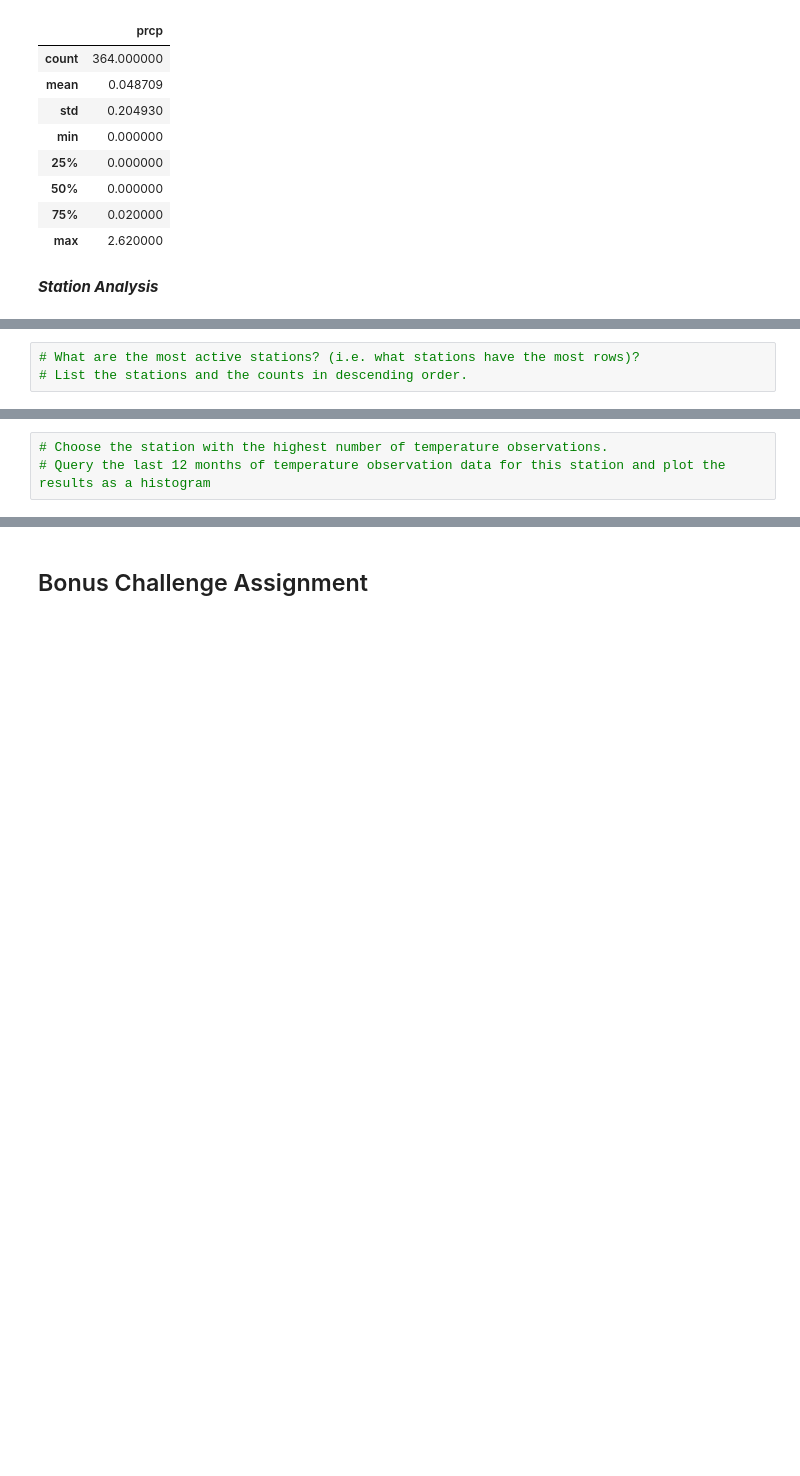
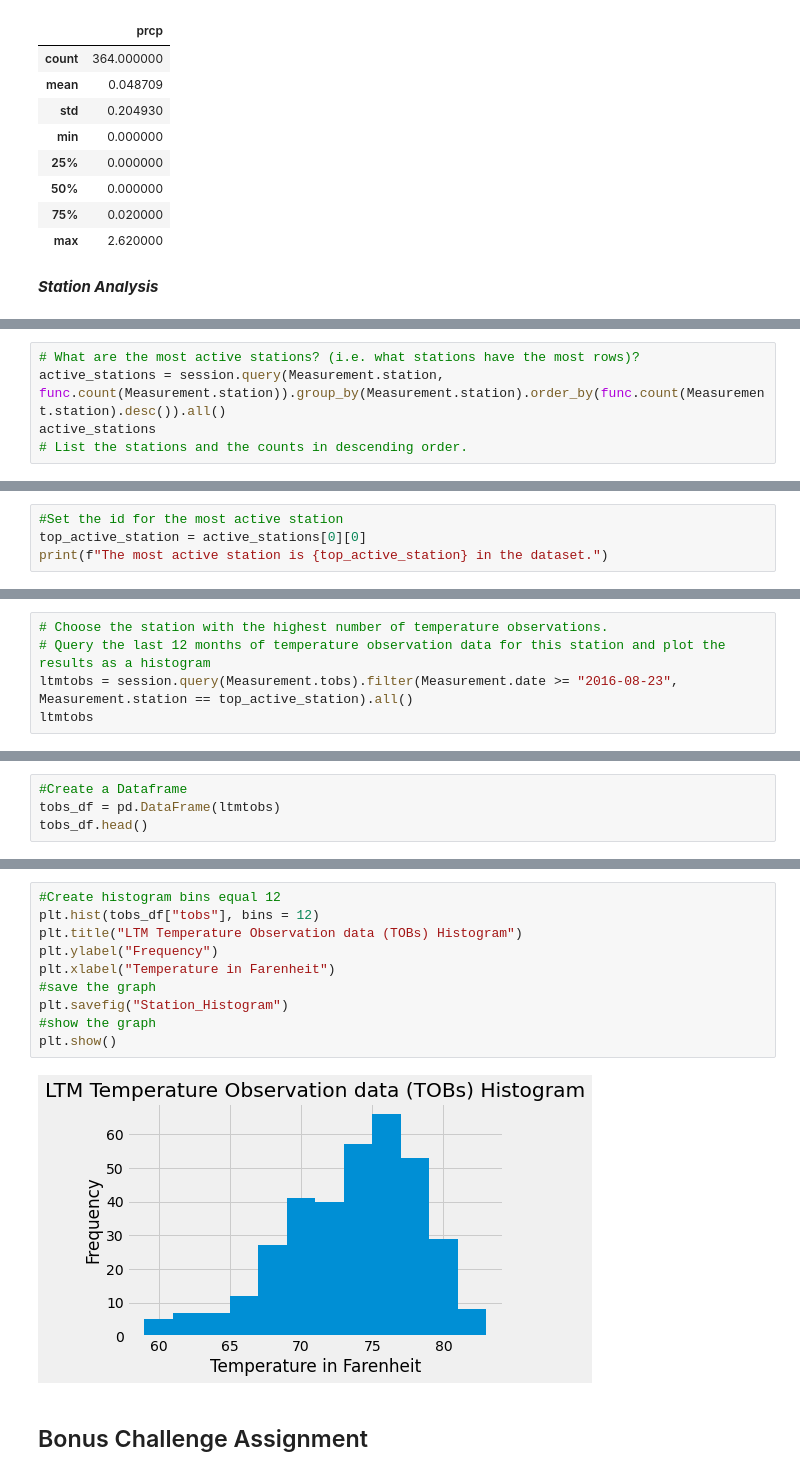
Before and after one commit to BPayne-216/sqlalchemy-challenge, a Jupyter notebook: climate_starter.ipynb, the cells around one changed output, grey strips where cells are left out. Drawn from its saved outputs; the diff is of its cells as text; blank space fills up the shorter version.

```diff
--- a/climate_starter.ipynb
+++ b/climate_starter.ipynb
@@ -165,3 +163,5 @@ There are 9 stations in the Station dataset.
 # %%
 # What are the most active stations? (i.e. what stations have the most rows)?
+active_stations = session.query(Measurement.station, func.count(Measurement.station)).group_by(Measurement.station).order_by(func.count(Measurement.station).desc()).all()
+active_stations
 # List the stations and the counts in descending order.
@@ -167,0 +178,4 @@ There are 9 stations in the Station dataset.
+# %%
+#Set the id for the most active station
+top_active_station = active_stations[0][0]
+print(f"The most active station is {top_active_station} in the dataset.")
@@ -171,3 +191,5 @@ There are 9 stations in the Station dataset.
 # %%
 # Choose the station with the highest number of temperature observations.
 # Query the last 12 months of temperature observation data for this station and plot the results as a histogram
+ltmtobs = session.query(Measurement.tobs).filter(Measurement.date >= "2016-08-23", Measurement.station == top_active_station).all()
+ltmtobs
@@ -173,0 +214,4 @@ There are 9 stations in the Station dataset.
+# %%
+#Create a Dataframe
+tobs_df = pd.DataFrame(ltmtobs)
+tobs_df.head()
@@ -174,3 +225,15 @@ There are 9 stations in the Station dataset.
+# %%
+#Create histogram bins equal 12
+plt.hist(tobs_df["tobs"], bins = 12)
+plt.title("LTM Temperature Observation data (TOBs) Histogram")
+plt.ylabel("Frequency")
+plt.xlabel("Temperature in Farenheit")
+#save the graph
+plt.savefig("Station_Histogram")
+#show the graph
+plt.show()
+# %% [output]
+[figure, added]
 # %% [markdown]
 ## Bonus Challenge Assignment
 # %%
```
Also changed, not shown: parts of 9 cells of this notebook, 2 other files.
